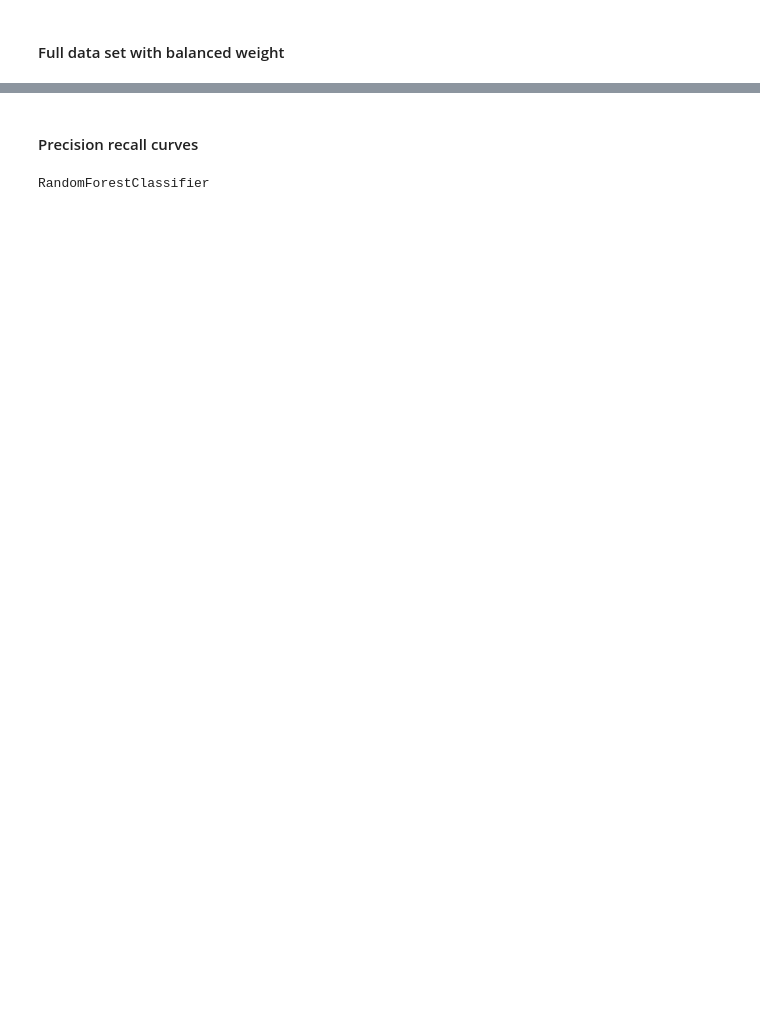
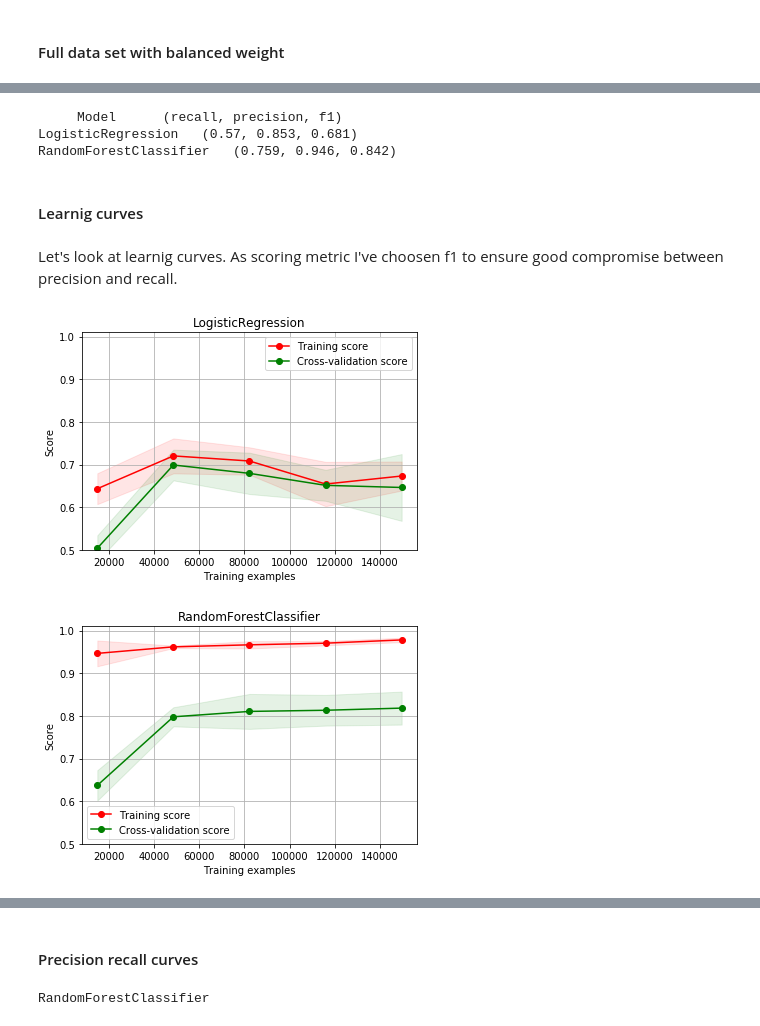
Before and after one commit to liber1320/data_science, a Jupyter notebook: credit_card_fraud.ipynb, the cells around one changed output, grey strips where cells are left out. Cells and saved outputs as stored; diff of their text form; code cells hidden in the pictures; blank space fills up the shorter version.

```diff
--- a/credit_card_fraud.ipynb
+++ b/credit_card_fraud.ipynb
@@ -403,0 +306,53 @@ RandomForestClassifier achieved better results than other models, but we should
+# %%
+black_list=['Class','Time','Amount']
+features=[x for x in df.columns if x not in black_list ]
+X_cv = train.loc[:,features]
+y_cv = train.loc[:,'Class']
+
+models=[LogisticRegression(random_state=2019),
+        RandomForestClassifier(random_state=2019)]
+
+print('     Model      (recall, precision, f1)  ')
+for m in models:
+    print(type(m).__name__, ' ', my_cv(m, X_cv, y_cv))
+# %% [output]
+     Model      (recall, precision, f1)
+LogisticRegression   (0.57, 0.853, 0.681)
+RandomForestClassifier   (0.759, 0.946, 0.842)
+# %% [markdown]
+#### Learnig curves
+# %% [markdown]
+Let's look at learnig curves. As scoring metric I've choosen f1 to ensure good compromise between precision and recall.
+# %%
+def plot_learning_curve(estimator, X, y, ylim=None, cv=None,
+                        n_jobs=None, train_sizes=np.linspace(.1, 1.0, 5)):
+    plt.figure()
+    if ylim is not None:
+        plt.ylim(*ylim)
+    plt.xlabel("Training examples")
+    plt.ylabel("Score")
+    train_sizes, train_scores, test_scores = learning_curve(estimator, X, y, cv=cv, n_jobs=n_jobs,
+                                                            train_sizes=train_sizes,scoring='f1')
+    train_scores_mean = np.mean(train_scores, axis=1)
+    train_scores_std = np.std(train_scores, axis=1)
+    test_scores_mean = np.mean(test_scores, axis=1)
+    test_scores_std = np.std(test_scores, axis=1)
+    plt.grid()
+    plt.fill_between(train_sizes, train_scores_mean - train_scores_std,
+                     train_scores_mean + train_scores_std, alpha=0.1, color="r")
+    plt.fill_between(train_sizes, test_scores_mean - test_scores_std,
+                     test_scores_mean + test_scores_std, alpha=0.1, color="g")
+    plt.plot(train_sizes, train_scores_mean, 'o-', color="r",label="Training score")
+    plt.plot(train_sizes, test_scores_mean, 'o-', color="g",label="Cross-validation score")
+    plt.title(type(estimator).__name__)
+    plt.legend(loc="best")
+    return plt
+# %%
+cv=StratifiedKFold(n_splits=4, random_state=2019, shuffle=True)
+
+for m in [LogisticRegression(random_state=2019),
+          RandomForestClassifier(random_state=2019)]:
+    plot_learning_curve(m, X_cv, y_cv, ylim=(0.5, 1.01), cv=cv)
+# %% [output]
+[figure, added]
+[figure, added]
```
Also changed, not shown: parts of 106 cells of this notebook.
